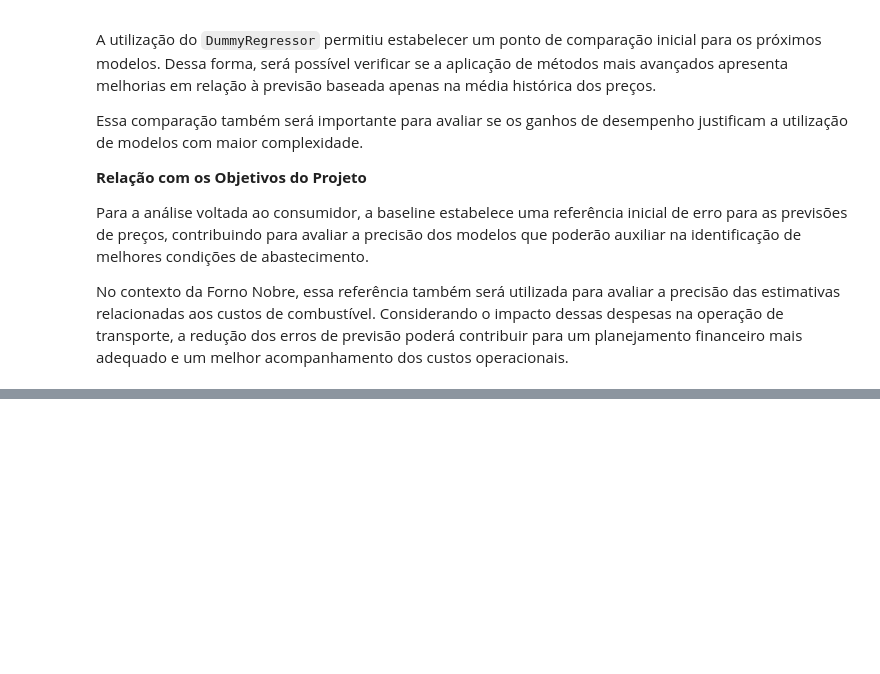
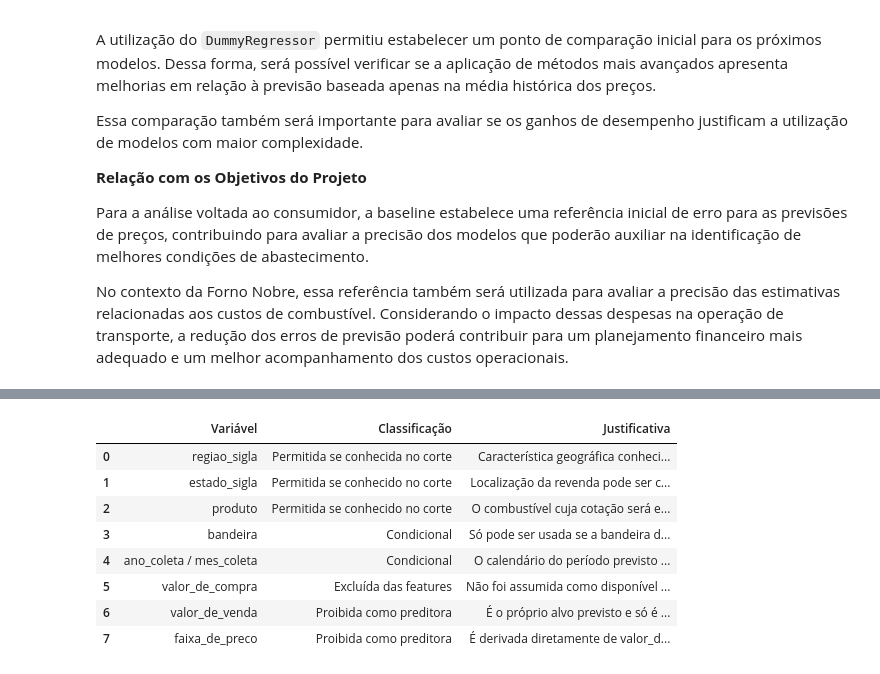
Before and after one commit to M-Eduarda-Souza/analise-de-combustiveis, a Jupyter notebook: notebooks/auditoria_dados.ipynb, the cells around one changed output, grey strips where cells are left out. Cells and saved outputs as stored; diff of their text form; code cells hidden in the pictures; blank space fills up the shorter version.

Commit message:
Atualiza auditoria de dados e documentação

```diff
--- a/notebooks/auditoria_dados.ipynb
+++ b/notebooks/auditoria_dados.ipynb
@@ -497,0 +812,55 @@ RMSE : R$ 1.2599
+# %%
+auditoria_vazamento = pd.DataFrame([
+    {
+        'Variável': 'regiao_sigla',
+        'Classificação': 'Permitida se conhecida no corte',
+        'Justificativa': 'Característica geográfica conhecida antes da previsão.'
+    },
+    {
+        'Variável': 'estado_sigla',
+        'Classificação': 'Permitida se conhecido no corte',
+        'Justificativa': 'Localização da revenda pode ser conhecida previamente.'
+    },
+    {
+        'Variável': 'produto',
+        'Classificação': 'Permitida se conhecido no corte',
+        'Justificativa': 'O combustível cuja cotação será estimada pode ser definido antes da previsão.'
+    },
+    {
+        'Variável': 'bandeira',
+        'Classificação': 'Condicional',
+        'Justificativa': 'Só pode ser usada se a bandeira da revenda for conhecida no instante da previsão.'
+    },
+    {
+        'Variável': 'ano_coleta / mes_coleta',
+        'Classificação': 'Condicional',
+        'Justificativa': 'O calendário do período previsto deve ser conhecido previamente e coerente com o horizonte.'
+    },
+    {
+        'Variável': 'valor_de_compra',
+        'Classificação': 'Excluída das features',
+        'Justificativa': 'Não foi assumida como disponível no momento da previsão; foi removida de X.'
+    },
+    {
+        'Variável': 'valor_de_venda',
+        'Classificação': 'Proibida como preditora',
+        'Justificativa': 'É o próprio alvo previsto e só é usado como y.'
+    },
+    {
+        'Variável': 'faixa_de_preco',
+        'Classificação': 'Proibida como preditora',
+        'Justificativa': 'É derivada diretamente de valor_de_venda e, por isso, carrega informação do alvo.'
+    }
+])
+
+display(auditoria_vazamento)
+# %% [output]
+|  | Variável | Classificação | Justificativa |
+| 0 | regiao_sigla | Permitida se conhecida no corte | Característica geográfica conheci... |
+| 1 | estado_sigla | Permitida se conhecido no corte | Localização da revenda pode ser c... |
+| 2 | produto | Permitida se conhecido no corte | O combustível cuja cotação será e... |
+| 3 | bandeira | Condicional | Só pode ser usada se a bandeira d... |
+| 4 | ano_coleta / mes_coleta | Condicional | O calendário do período previsto ... |
+| 5 | valor_de_compra | Excluída das features | Não foi assumida como disponível ... |
+| 6 | valor_de_venda | Proibida como preditora | É o próprio alvo previsto e só é ... |
+| 7 | faixa_de_preco | Proibida como preditora | É derivada diretamente de valor_d... |
```
Also changed, not shown: parts of 16 cells of this notebook, 1 other file.
